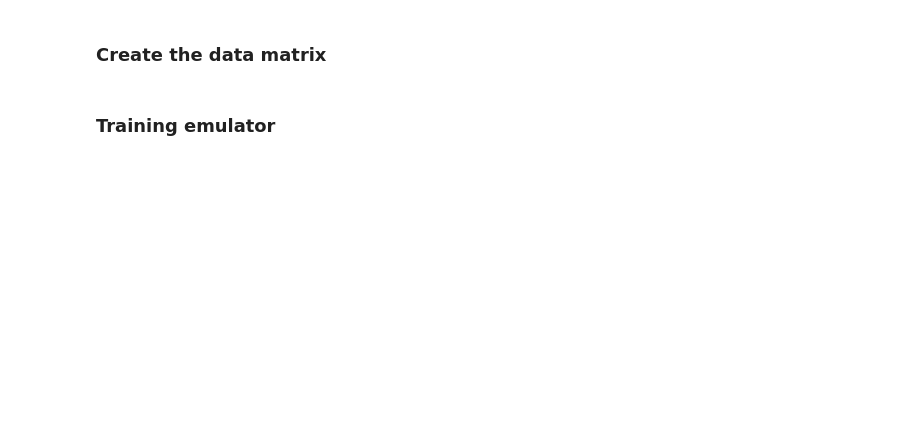
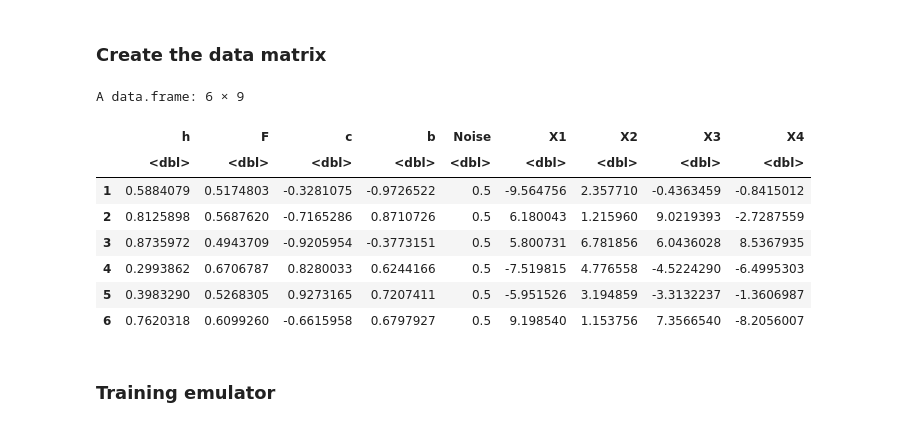
Before and after one commit to homerdurand/HistoryMatching_ExeterUQ, a Jupyter notebook: 27-07-21-HM-Dim-PCA.ipynb, the cells around one changed output. Saved outputs shown, nothing was run; the diff lists cells and outputs as text; code cells hidden in the pictures; blank space fills up the shorter version.

```diff
--- a/27-07-21-HM-Dim-PCA.ipynb
+++ b/27-07-21-HM-Dim-PCA.ipynb
@@ -248,8 +284,8 @@ With $Var[e]$ the observational
 error variance, $Var[g]$ the model discrepancy variance
 and $Var[f(x)]$ the variance of the emulator.
 # %%
-tDisc <- rep(0, ncol(metrics_wave1)) # model discrepancy variance Var[g]
-tObsErr <- rep(0, ncol(metrics_wave1)) # observational error variance Var[e]
+tDisc <- rep(0, ncol(X_pca_wave1)) # model discrepancy variance Var[g]
+tObsErr <- rep(0, ncol(X_pca_wave1)) # observational error variance Var[e]
 obs_scaled <- my.scaler$transform(t(observations))
 tObs <-  as.vector(pca$transform(obs_scaled)) # Observations
 # %% [markdown]
@@ -326,5 +374,5 @@ points(10, 10, col='red', pch=18, cex=2)
 # %%
-metrics_wave2 <- future_sapply(1:nrow(inputs_wave2), function(r) extract_metrics_AMIP(inputs_wave2[r,], n_iter, 0.001, X_hist), future.seed=NULL)
+metrics_wave2 = future_sapply(1:nrow(inputs_wave2), function(r) extract_metrics_AMIP(inputs_wave2[r,], n_iter, 0.001, X_init), future.seed=NULL)
 metrics_wave2 <- t(metrics_wave2)
 # %% [markdown]
 ## Principal Component Analysis for dimensionality reduction
@@ -353,18 +412,28 @@ val_mse
 # %%
 # Arrange inputs (parameters)
 inputs_wave2 <- data.frame(inputs_wave2)
 my_bounds <- data.frame(list(c(-2, 2), c(-20,20), c(0, 20), c(-20, 20)))
 inputs_wave2_scaled <- rangeScale(inputs_wave2, my_bounds, range = c(-1, 1))
 names(inputs_wave2_scaled) <- c('h', 'F', 'c', 'b')
 
 
-X_pca_wave2 <- data.frame(X_pca)
+X_pca_wave2 <- data.frame(X_pca_wave2)
 N = nrow(inputs_wave2)
 noise <- rnorm(N, 0.5, 0)
 tData_wave2 <- data.frame(cbind(inputs_wave2_scaled, noise, X_pca_wave2))
 names(tData_wave2)[names(tData_wave2) == "noise"] <- "Noise"
 
 head(tData_wave2)
+# %% [output]
+A data.frame: 6 × 9
+|  | h | F | c | b | Noise | X1 | X2 | X3 | X4 |
+|  | <dbl> | <dbl> | <dbl> | <dbl> | <dbl> | <dbl> | <dbl> | <dbl> | <dbl> |
+| 1 | 0.5884079 | 0.5174803 | -0.3281075 | -0.9726522 | 0.5 | -9.564756 | 2.357710 | -0.4363459 | -0.8415012 |
+| 2 | 0.8125898 | 0.5687620 | -0.7165286 | 0.8710726 | 0.5 | 6.180043 | 1.215960 | 9.0219393 | -2.7287559 |
+| 3 | 0.8735972 | 0.4943709 | -0.9205954 | -0.3773151 | 0.5 | 5.800731 | 6.781856 | 6.0436028 | 8.5367935 |
+| 4 | 0.2993862 | 0.6706787 | 0.8280033 | 0.6244166 | 0.5 | -7.519815 | 4.776558 | -4.5224290 | -6.4995303 |
+| 5 | 0.3983290 | 0.5268305 | 0.9273165 | 0.7207411 | 0.5 | -5.951526 | 3.194859 | -3.3132237 | -1.3606987 |
+| 6 | 0.7620318 | 0.6099260 | -0.6615958 | 0.6797927 | 0.5 | 9.198540 | 1.153756 | 7.3566540 | -8.2056007 |
 # %% [markdown]
 ### Training emulator
 # %%
```
Also changed, not shown: parts of 27 cells of this notebook, 1 other file.
